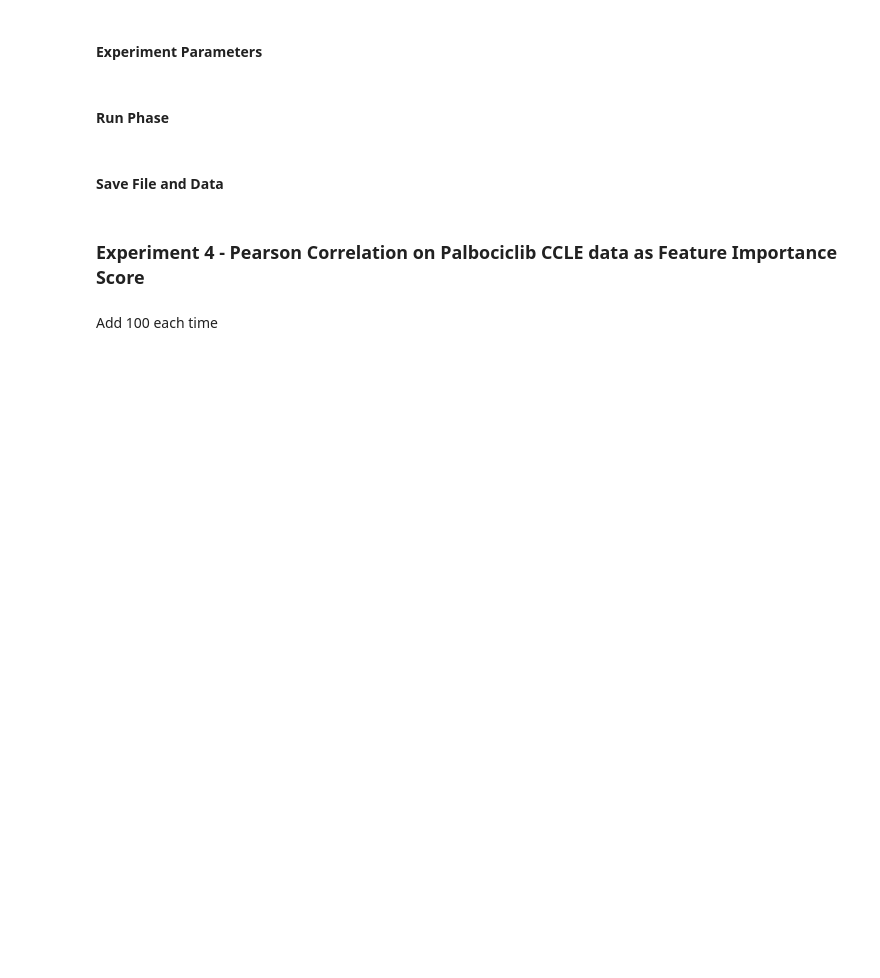
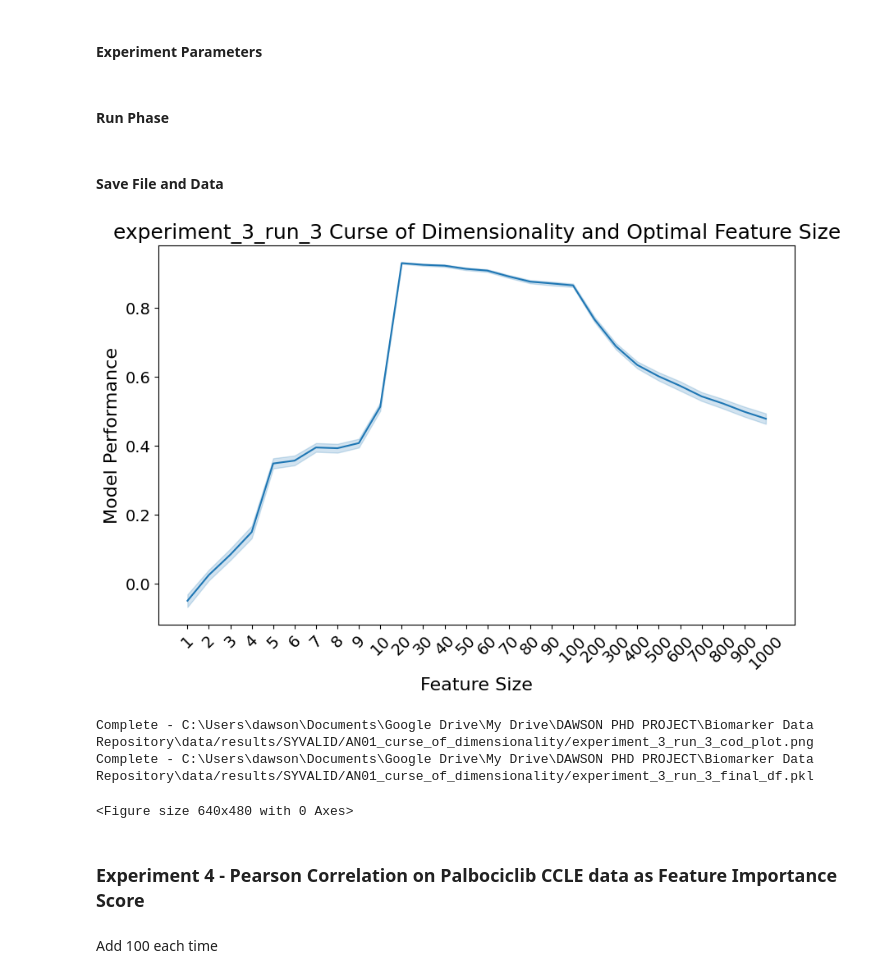
Before and after one commit to AnEvilBurrito/ode-biomarker-project, a Jupyter notebook: project-syvalid/SYVALID_AN01_Curse_of_dimen.ipynb, the cells around one changed output. Drawn from its saved outputs; the diff is of its cells as text; code cells hidden in the pictures; blank space fills up the shorter version.

Commit message:
sync result

```diff
--- a/project-syvalid/SYVALID_AN01_Curse_of_dimen.ipynb
+++ b/project-syvalid/SYVALID_AN01_Curse_of_dimen.ipynb
@@ -438,5 +438,5 @@ experiment_id = 'experiment_3_run_1'
 # %%
-X_known, y_known = make_regression(n_samples=1000, n_informative=50, n_features=1000, noise=0.1, shuffle=False)
+X_known, y_known = make_regression(n_samples=500, n_informative=20, n_features=1000, noise=0.1, shuffle=False)
 # make X,y into dataframes
 X_known = pd.DataFrame(X_known)
 y_known = pd.Series(y_known)
@@ -478,27 +478,29 @@ for feature_size in tqdm(feature_sizes):
     all_dfs.append(df)
 
 final_df = pd.concat(all_dfs)
+# %% [markdown]
+#### Save File and Data
 # %%
 final_df.reset_index(inplace=True)
 # %%
 # import seaborn
 
 import seaborn as sns
 import matplotlib.pyplot as plt
 
 # change plot size
 plt.figure(figsize=(10,6))
 sns.lineplot(data=final_df, x='condition', y='model_performance')
-plt.title(f'{run_id} Curse of Dimensionality and Optimal Feature Size', fontsize=18)
+plt.title(f'{experiment_id} Curse of Dimensionality and Optimal Feature Size', fontsize=18)
 # xlabel and ylabel, increase font size1
 plt.xlabel('Feature Size', fontsize=16)
 plt.ylabel('Model Performance', fontsize=16)
 # rotate x-axis labels
 plt.xticks(rotation=45, fontsize=14)
 plt.yticks(fontsize=14)
 plt.show()
+# %% [output]
+[figure, added]
-# %% [markdown]
-#### Save File and Data
 # %%
 plt.savefig(f'{file_save_path}{experiment_id}_cod_plot.png')
 print(f'Complete - {file_save_path}{experiment_id}_cod_plot.png')
@@ -506,6 +508,10 @@ print(f'Complete - {file_save_path}{experiment_id}_cod_plot.png')
 
 final_df.to_pickle(f'{file_save_path}{experiment_id}_final_df.pkl')
 print(f'Complete - {file_save_path}{experiment_id}_final_df.pkl')
+# %% [output]
+Complete - C:\Users\dawson\Documents\Google Drive\My Drive\DAWSON PHD PROJECT\Biomarker Data Repository\data/results/SYVALID/AN01_curse_of_dimensionality/experiment_3_run_3_cod_plot.png
+Complete - C:\Users\dawson\Documents\Google Drive\My Drive\DAWSON PHD PROJECT\Biomarker Data Repository\data/results/SYVALID/AN01_curse_of_dimensionality/experiment_3_run_3_final_df.pkl
+<Figure size 640x480 with 0 Axes>
 # %% [markdown]
 ### Experiment 4 - Pearson Correlation on Palbociclib CCLE data as Feature Importance Score
 # %% [markdown]
```
Also changed, not shown: parts of 3 cells of this notebook.
